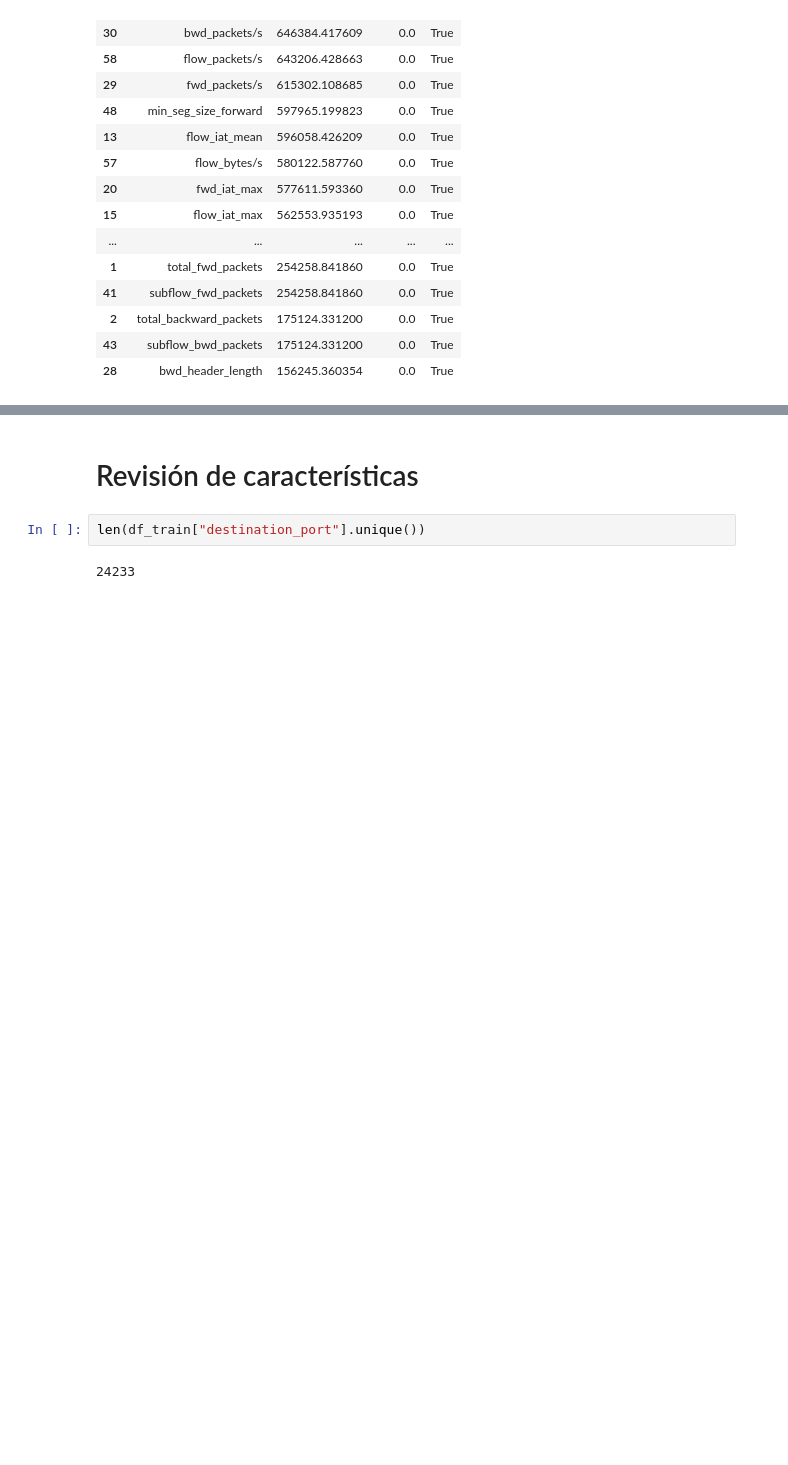
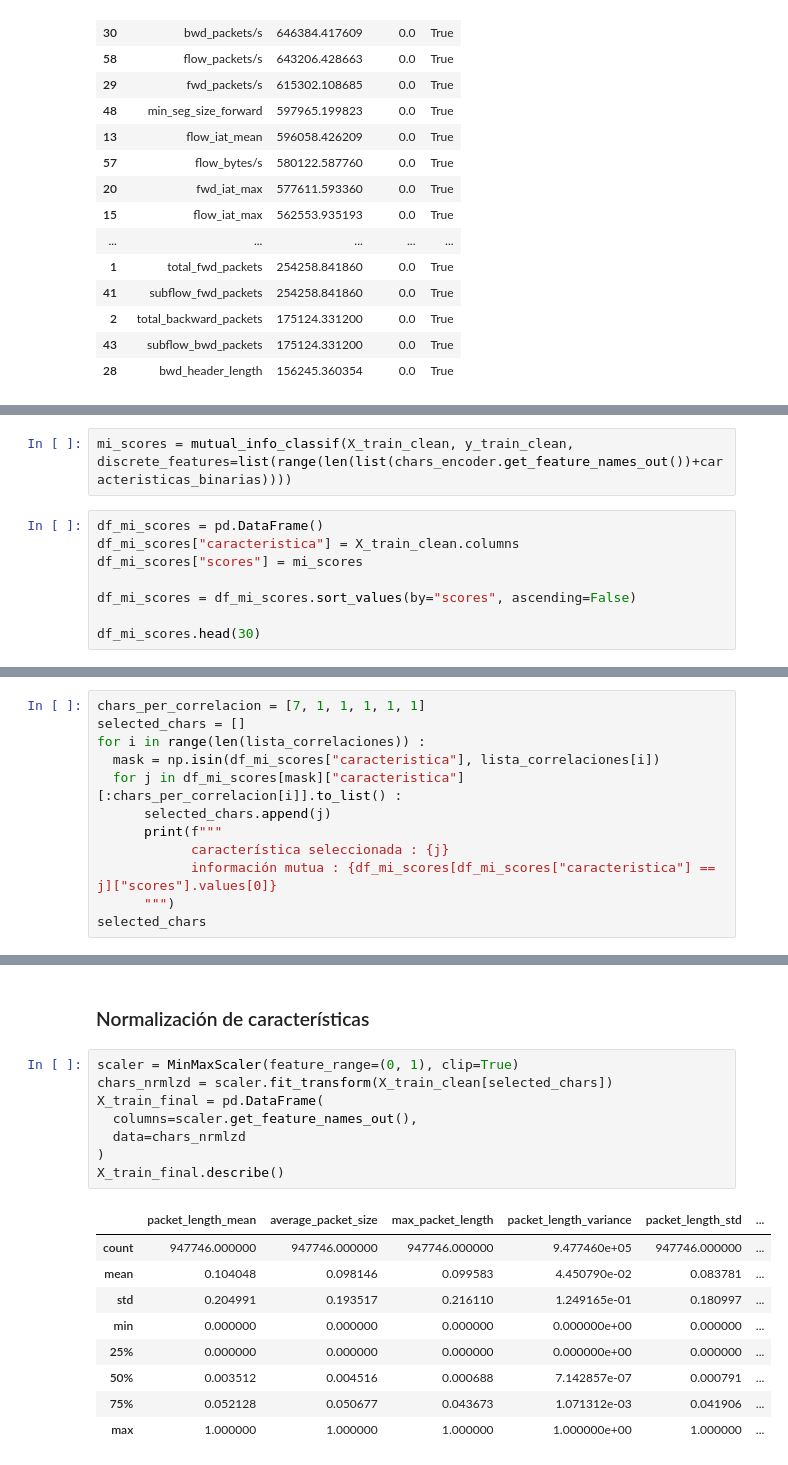
Before and after one commit to alanum9603/IDS_Thesis, a Jupyter notebook: 3_preparacion_de_datos/transformation_1.ipynb, the cells around one changed output, grey strips where cells are left out. Drawn from its saved outputs; the diff is of its cells as text; blank space fills up the shorter version.

```diff
--- a/3_preparacion_de_datos/transformation_1.ipynb
+++ b/3_preparacion_de_datos/transformation_1.ipynb
@@ -678,0 +787,10 @@ df_kruskal
+# %%
+mi_scores = mutual_info_classif(X_train_clean, y_train_clean, discrete_features=list(range(len(list(chars_encoder.get_feature_names_out())+caracteristicas_binarias))))
+# %%
+df_mi_scores = pd.DataFrame()
+df_mi_scores["caracteristica"] = X_train_clean.columns
+df_mi_scores["scores"] = mi_scores
+
+df_mi_scores = df_mi_scores.sort_values(by="scores", ascending=False)
+
+df_mi_scores.head(30)
@@ -678,0 +817,12 @@ df_kruskal
+# %%
+chars_per_correlacion = [7, 1, 1, 1, 1, 1]
+selected_chars = []
+for i in range(len(lista_correlaciones)) :
+  mask = np.isin(df_mi_scores["caracteristica"], lista_correlaciones[i])
+  for j in df_mi_scores[mask]["caracteristica"][:chars_per_correlacion[i]].to_list() :
+      selected_chars.append(j)
+      print(f"""
+            característica seleccionada : {j}
+            información mutua : {df_mi_scores[df_mi_scores["caracteristica"] == j]["scores"].values[0]}
+      """)
+selected_chars
@@ -679,6 +870,20 @@ df_kruskal
 # %% [markdown]
-# Revisión de características
+### Normalización de características
 # %%
-len(df_train["destination_port"].unique())
+scaler = MinMaxScaler(feature_range=(0, 1), clip=True)
+chars_nrmlzd = scaler.fit_transform(X_train_clean[selected_chars])
+X_train_final = pd.DataFrame(
+  columns=scaler.get_feature_names_out(),
+  data=chars_nrmlzd
+)
+X_train_final.describe()
 # %% [output]
-24233
+|  | packet_length_mean | average_packet_size | max_packet_length | packet_length_variance | packet_length_std | ... |
+| count | 947746.000000 | 947746.000000 | 947746.000000 | 9.477460e+05 | 947746.000000 | ... |
+| mean | 0.104048 | 0.098146 | 0.099583 | 4.450790e-02 | 0.083781 | ... |
+| std | 0.204991 | 0.193517 | 0.216110 | 1.249165e-01 | 0.180997 | ... |
+| min | 0.000000 | 0.000000 | 0.000000 | 0.000000e+00 | 0.000000 | ... |
+| 25% | 0.000000 | 0.000000 | 0.000000 | 0.000000e+00 | 0.000000 | ... |
+| 50% | 0.003512 | 0.004516 | 0.000688 | 7.142857e-07 | 0.000791 | ... |
+| 75% | 0.052128 | 0.050677 | 0.043673 | 1.071312e-03 | 0.041906 | ... |
+| max | 1.000000 | 1.000000 | 1.000000 | 1.000000e+00 | 1.000000 | ... |
```
Also changed, not shown: parts of 28 cells of this notebook, 1 other file.
